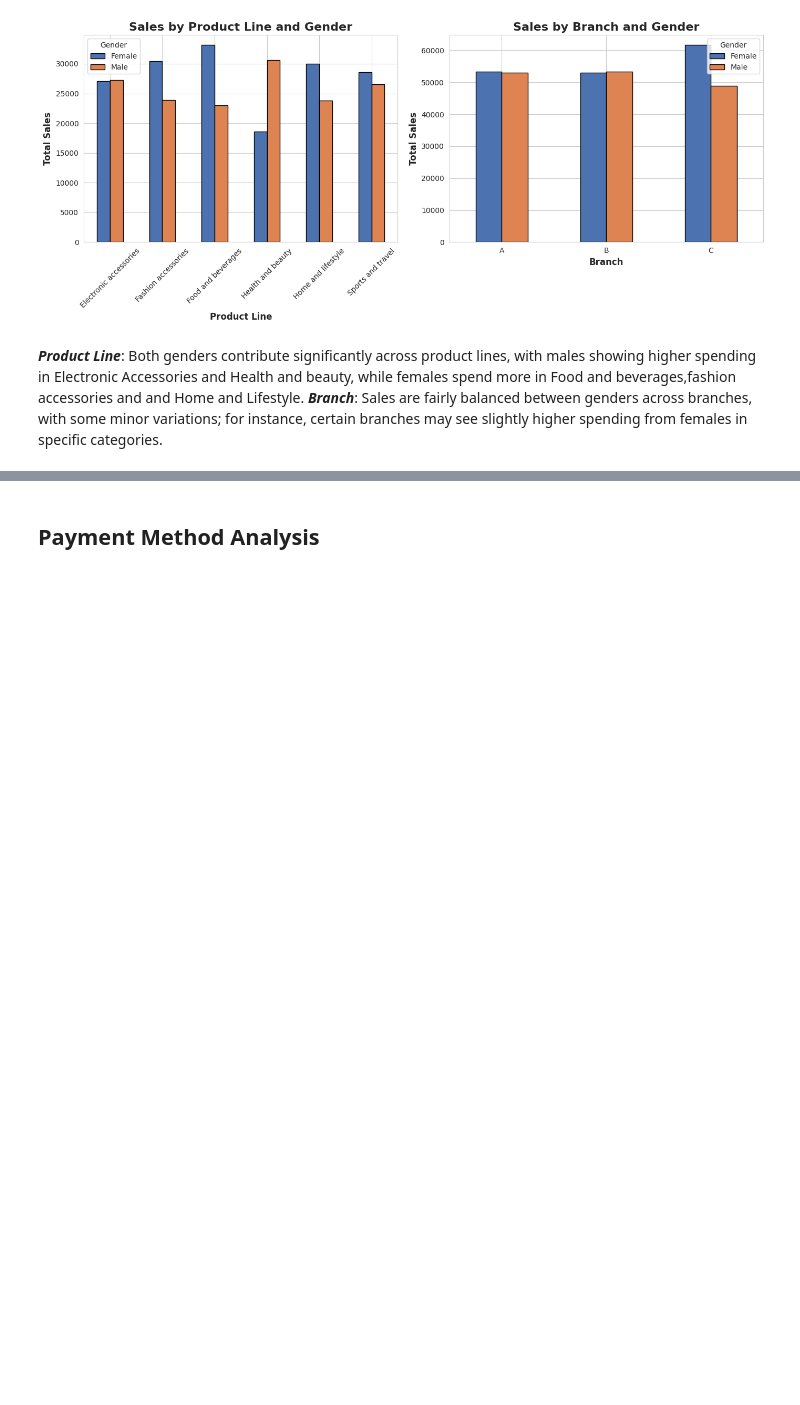
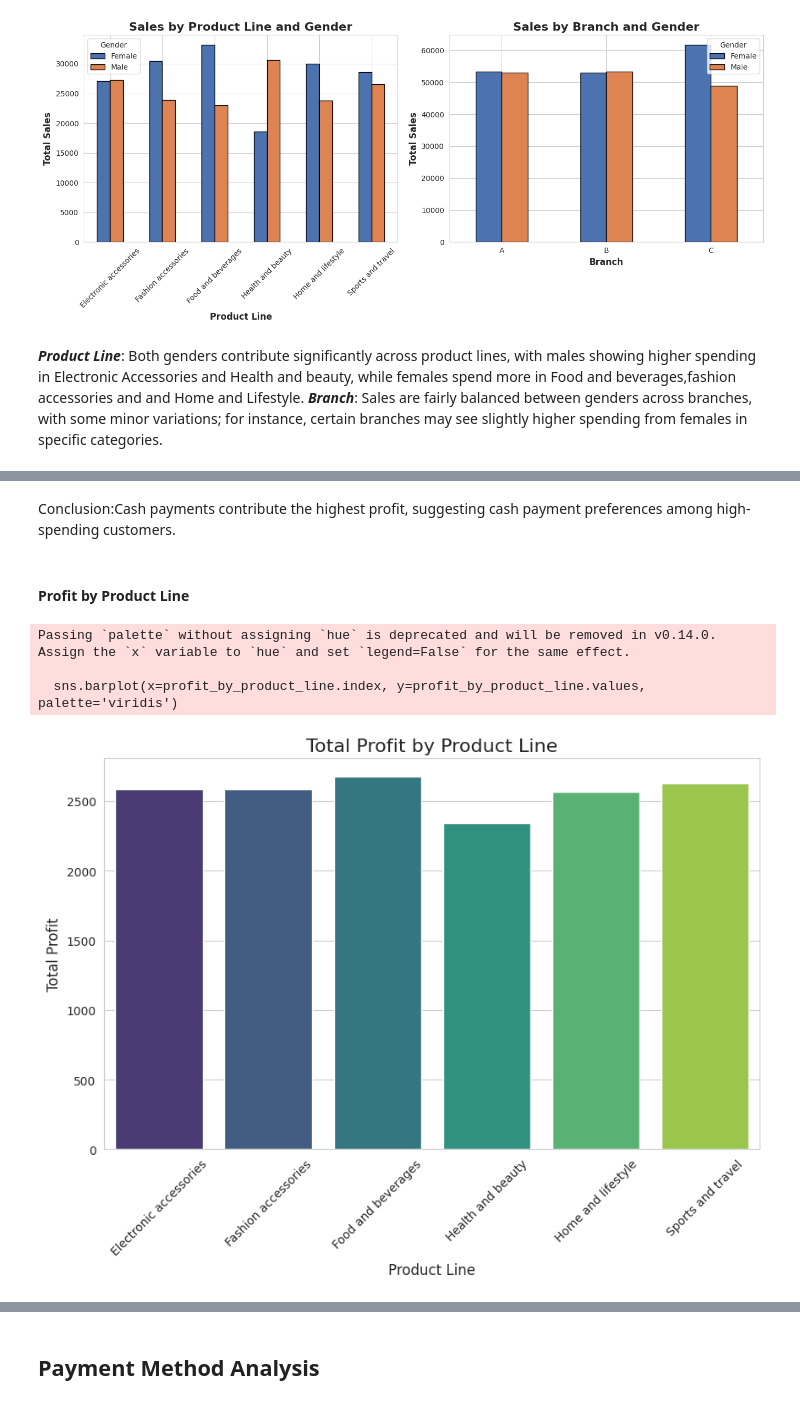
Before and after one commit to Saikat1411/Sales_Data_Analysis, a Jupyter notebook: Sales_data_analysis.ipynb, the cells around one changed output, grey strips where cells are left out. Cells and saved outputs as stored; diff of their text form; code cells hidden in the pictures; blank space fills up the shorter version.

```diff
--- a/Sales_data_analysis.ipynb
+++ b/Sales_data_analysis.ipynb
@@ -277,0 +318,21 @@ plt.show()
+# %% [markdown]
+Conclusion:Cash payments contribute the highest profit, suggesting cash payment preferences among high-spending customers.
+# %% [markdown]
+#### Profit by Product Line
+# %%
+# Aggregate profit by product line
+profit_by_product_line = supermarket_sales_df.groupby('Product line')['Profit'].sum()
+
+# Plotting Profit by Product Line
+plt.figure(figsize=(10, 6))
+sns.barplot(x=profit_by_product_line.index, y=profit_by_product_line.values, palette='viridis')
+plt.title('Total Profit by Product Line', fontsize=16)
+plt.xlabel('Product Line', fontsize=12)
+plt.ylabel('Total Profit', fontsize=12)
+plt.xticks(rotation=45)
+plt.show()
+# %% [output]
+Passing `palette` without assigning `hue` is deprecated and will be removed in v0.14.0. Assign the `x` variable to `hue` and set `legend=False` for the same effect.
+
+  sns.barplot(x=profit_by_product_line.index, y=profit_by_product_line.values, palette='viridis')
+[figure, added]
```
Also changed, not shown: parts of 12 cells of this notebook.
